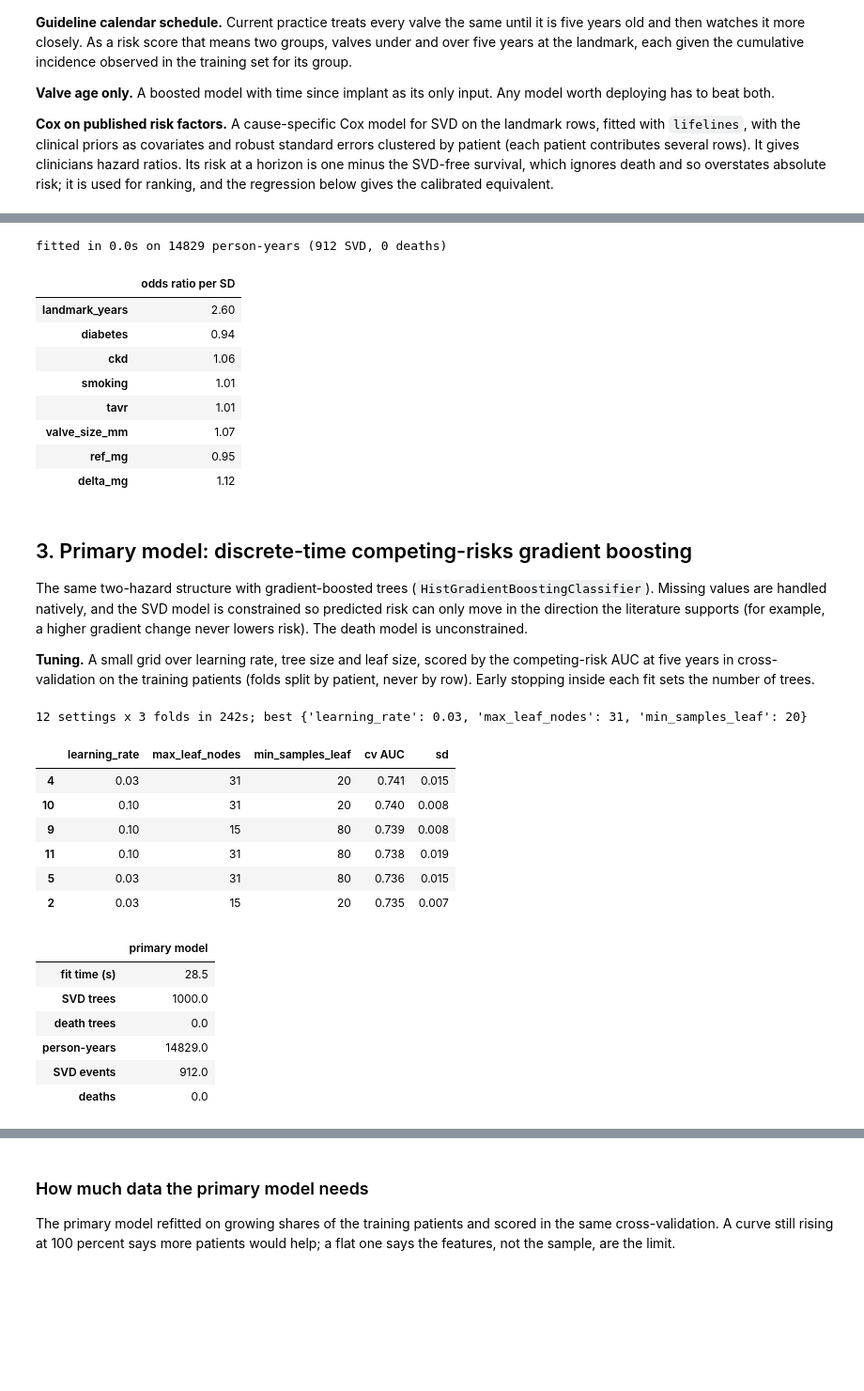
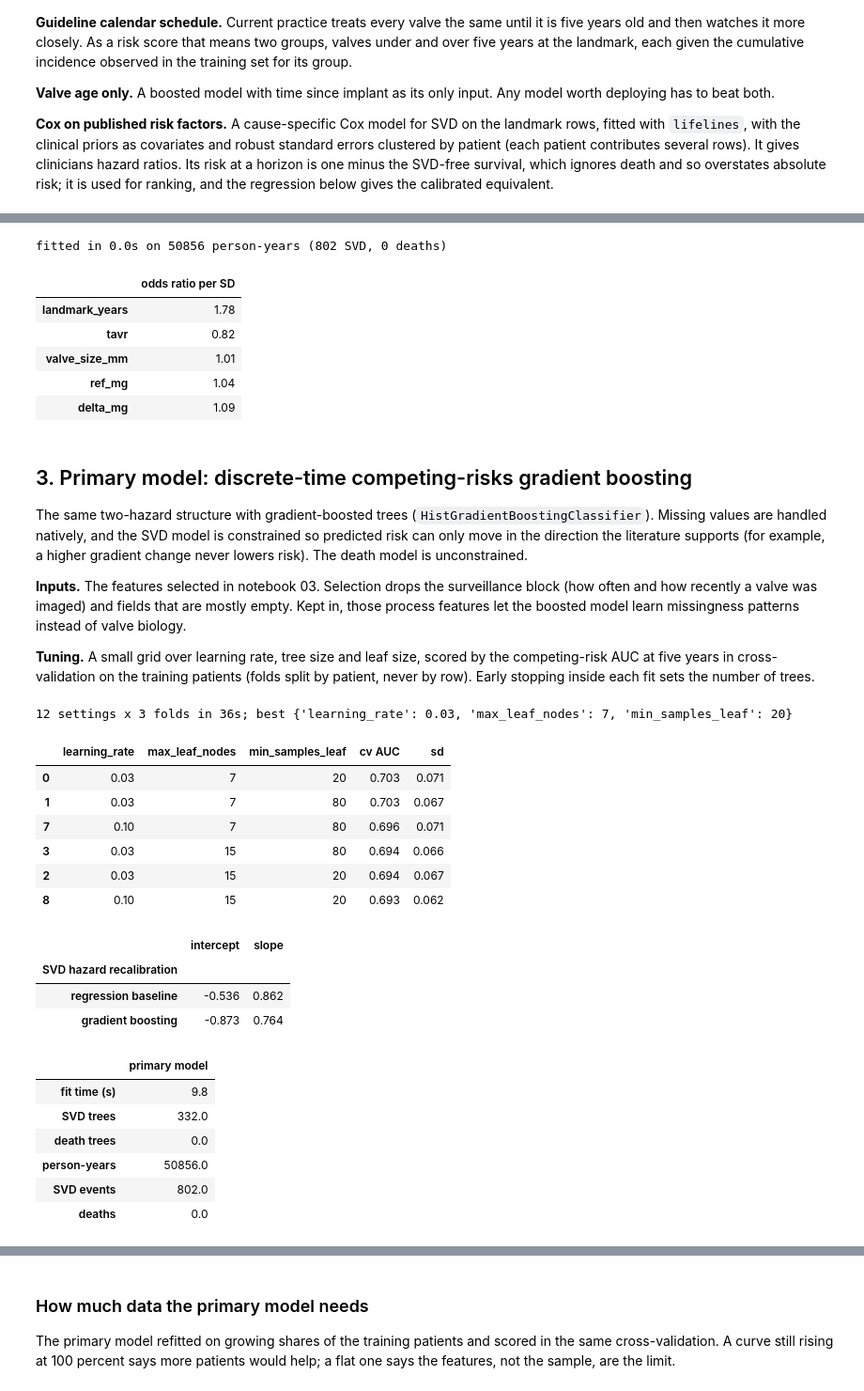
Before and after one commit to nickKyr/dyania-hackathon-avr-durability, a Jupyter notebook: notebooks/04_model_training.ipynb, the cells around one changed output, grey strips where cells are left out. Shown at 94% size. Cells and saved outputs as stored; diff of their text form; code cells hidden in the pictures; blank space fills up the shorter version.

```diff
--- a/notebooks/04_model_training.ipynb
+++ b/notebooks/04_model_training.ipynb
@@ -18,7 +19,7 @@ Code: `pipeline/ml.py`. Full evaluation (calibration, decision curve, ladder) fo
 ## 0. Settings
 # %%
 from pathlib import Path
-import sys, importlib, pickle, warnings, time
+import os, sys, importlib, pickle, warnings, time
 import numpy as np
 import pandas as pd
 import matplotlib.pyplot as plt
@@ -33,9 +34,11 @@ for m in (viz, ml):
 viz.use_style()
 
 PROCESSED = ROOT / "data" / "processed"
-MODELS = PROCESSED / "models"
+RUN = os.environ.get("AVR_RUN", "main")
+RUN_DIR = PROCESSED / "runs" / RUN
+MODELS = RUN_DIR / "models"
 MODELS.mkdir(parents=True, exist_ok=True)
-bundle = pickle.loads((PROCESSED / "model_input.pkl").read_bytes())
+bundle = pickle.loads((RUN_DIR / "model_input.pkl").read_bytes())
 X, meta, train, test = bundle["X"], bundle["meta"], bundle["train"], bundle["test"]
 FEATURES = bundle["features_used"]
 PRIORS = [f for f in FEATURES if ml.FEATURES[f]["prior"]]
@@ -46,6 +49,7 @@ TUNE = True
 GRID = dict(learning_rate=[0.03, 0.1], max_leaf_nodes=[7, 15, 31], min_samples_leaf=[20, 80])
 CV_FOLDS = 3
 TUNE_HORIZON = 5
+RECAL_METHOD = "platt"
 pd.Series({"data": LABEL, "landmark rows (train / test)": f"{train.sum()} / {test.sum()}", "features used": len(FEATURES),
            "clinical priors": ", ".join(PRIORS), "feature selection applied": bundle["selection"]["enabled"], "horizons": HORIZONS,
            "split": f"implant year up to {bundle['split_year']} vs after"}, name="value").to_frame()
@@ -109,21 +112,20 @@ odds = odds[~odds.index.str.startswith(("interval_", "missingindicator"))]
 print(f"fitted in {time.time() - t0:.1f}s on {baseline.n_rows_} person-years ({baseline.n_events_['svd']} SVD, {baseline.n_events_['death']} deaths)")
 odds.round(2)
 # %% [output]
-fitted in 0.0s on 14829 person-years (912 SVD, 0 deaths)
+fitted in 0.0s on 50856 person-years (802 SVD, 0 deaths)
 |  | odds ratio per SD |
-| landmark_years | 2.60 |
-| diabetes | 0.94 |
-| ckd | 1.06 |
-| smoking | 1.01 |
-| tavr | 1.01 |
-| valve_size_mm | 1.07 |
-| ref_mg | 0.95 |
-| delta_mg | 1.12 |
+| landmark_years | 1.78 |
+| tavr | 0.82 |
+| valve_size_mm | 1.01 |
+| ref_mg | 1.04 |
+| delta_mg | 1.09 |
 # %% [markdown]
 ## 3. Primary model: discrete-time competing-risks gradient boosting
 
 The same two-hazard structure with gradient-boosted trees (`HistGradientBoostingClassifier`). Missing values are handled natively, and the SVD model is constrained so predicted risk can only move in the direction the literature supports (for example, a higher gradient change never lowers risk). The death model is unconstrained.
 
+**Inputs.** The features selected in notebook 03. Selection drops the surveillance block (how often and how recently a valve was imaged) and fields that are mostly empty. Kept in, those process features let the boosted model learn missingness patterns instead of valve biology.
+
 **Tuning.** A small grid over learning rate, tree size and leaf size, scored by the competing-risk AUC at five years in cross-validation on the training patients (folds split by patient, never by row). Early stopping inside each fit sets the number of trees.
 # %%
 from itertools import product
@@ -153,25 +155,32 @@ if TUNE:
 else:
     best = {}
 # %% [output]
-12 settings x 3 folds in 242s; best {'learning_rate': 0.03, 'max_leaf_nodes': 31, 'min_samples_leaf': 20}
+12 settings x 3 folds in 36s; best {'learning_rate': 0.03, 'max_leaf_nodes': 7, 'min_samples_leaf': 20}
 |  | learning_rate | max_leaf_nodes | min_samples_leaf | cv AUC | sd |
-| 4 | 0.03 | 31 | 20 | 0.741 | 0.015 |
-| 10 | 0.10 | 31 | 20 | 0.740 | 0.008 |
-| 9 | 0.10 | 15 | 80 | 0.739 | 0.008 |
-| 11 | 0.10 | 31 | 80 | 0.738 | 0.019 |
-| 5 | 0.03 | 31 | 80 | 0.736 | 0.015 |
-| 2 | 0.03 | 15 | 20 | 0.735 | 0.007 |
+| 0 | 0.03 | 7 | 20 | 0.703 | 0.071 |
+| 1 | 0.03 | 7 | 80 | 0.703 | 0.067 |
+| 7 | 0.10 | 7 | 80 | 0.696 | 0.071 |
+| 3 | 0.03 | 15 | 80 | 0.694 | 0.066 |
+| 2 | 0.03 | 15 | 20 | 0.694 | 0.067 |
+| 8 | 0.10 | 15 | 20 | 0.693 | 0.062 |
 # %%
 t0 = time.time()
 primary = ml.DiscreteTimeCompetingRisks(FEATURES, kind="gbm", horizon=H, **best).fit(X[train], meta[train])
 unconstrained = ml.DiscreteTimeCompetingRisks(FEATURES, kind="gbm", horizon=H, monotone=False, **best).fit(X[train], meta[train])
+baseline_recal = ml.RecalibratedModel(ml.DiscreteTimeCompetingRisks(PRIORS, kind="logit", horizon=H), method=RECAL_METHOD).fit(X[train], meta[train])
+primary_recal = ml.RecalibratedModel(ml.DiscreteTimeCompetingRisks(FEATURES, kind="gbm", horizon=H, **best), method=RECAL_METHOD).fit(X[train], meta[train])
+display(pd.DataFrame({n: dict(zip(["intercept", "slope"], m.params_["svd"])) for n, m in [("regression baseline", baseline_recal), ("gradient boosting", primary_recal)]}).T.round(3).rename_axis("SVD hazard recalibration"))
 pd.Series({"fit time (s)": round(time.time() - t0, 1), "SVD trees": primary.svd_.n_iter_, "death trees": primary.death_.n_iter_ if primary.death_ else 0,
            "person-years": primary.n_rows_, "SVD events": primary.n_events_["svd"], "deaths": primary.n_events_["death"]}, name="primary model").to_frame()
 # %% [output]
-|  | primary model |
-| fit time (s) | 28.5 |
-| SVD trees | 1000.0 |
-| death trees | 0.0 |
-| person-years | 14829.0 |
-| SVD events | 912.0 |
-| deaths | 0.0 |
+|  | intercept | slope |
+| SVD hazard recalibration |  |  |
+| regression baseline | -0.536 | 0.862 |
+| gradient boosting | -0.873 | 0.764 |
+|  | primary model |
+| fit time (s) | 9.8 |
+| SVD trees | 332.0 |
+| death trees | 0.0 |
+| person-years | 50856.0 |
+| SVD events | 802.0 |
+| deaths | 0.0 |
```
Also changed, not shown: parts of 17 cells of this notebook, 46 other files.
